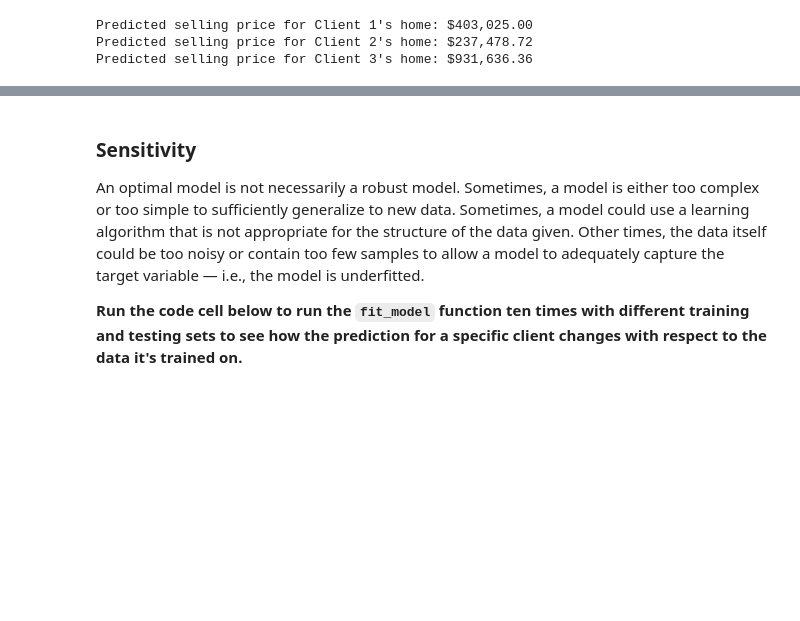
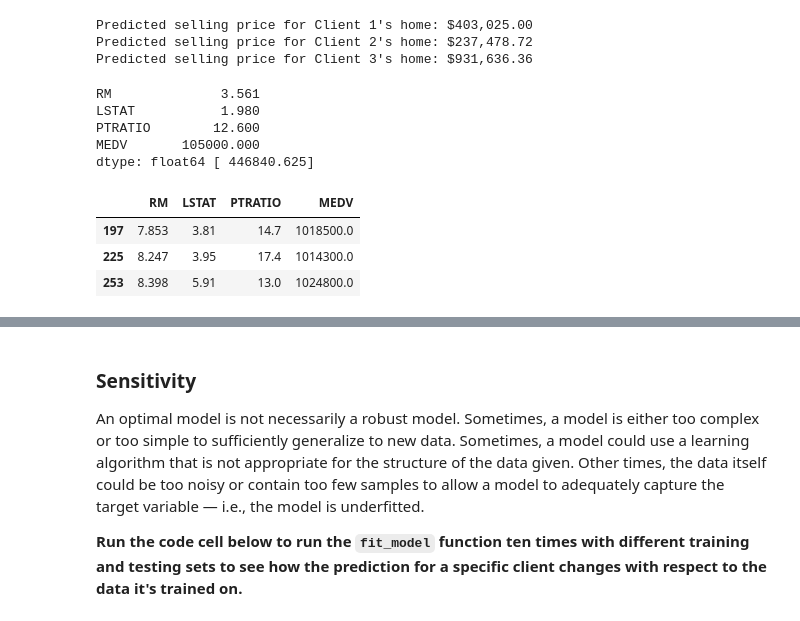
Before and after one commit to hskang9/UdacityMLSubmission, a Jupyter notebook: projects/boston_housing/boston_housing.ipynb, the cells around one changed output, grey strips where cells are left out. Cells and saved outputs as stored; diff of their text form; code cells hidden in the pictures; blank space fills up the shorter version.

```diff
--- a/projects/boston_housing/boston_housing.ipynb
+++ b/projects/boston_housing/boston_housing.ipynb
@@ -424,6 +425,20 @@ for i, price in enumerate(reg.predict(client_data)):
 Predicted selling price for Client 1's home: $403,025.00
 Predicted selling price for Client 2's home: $237,478.72
 Predicted selling price for Client 3's home: $931,636.36
+# %%
+predictions = reg.predict(client_data)
+print data.min(),reg.predict([[3,1.9,12]])
+data[data['MEDV'] >= 1000000]
+# %% [output]
+RM              3.561
+LSTAT           1.980
+PTRATIO        12.600
+MEDV       105000.000
+dtype: float64 [ 446840.625]
+|  | RM | LSTAT | PTRATIO | MEDV |
+| 197 | 7.853 | 3.81 | 14.7 | 1018500.0 |
+| 225 | 8.247 | 3.95 | 17.4 | 1014300.0 |
+| 253 | 8.398 | 5.91 | 13.0 | 1024800.0 |
 # %% [markdown]
 **Answer: **
 
```
Also changed, not shown: parts of 12 cells of this notebook, 1 other file.
